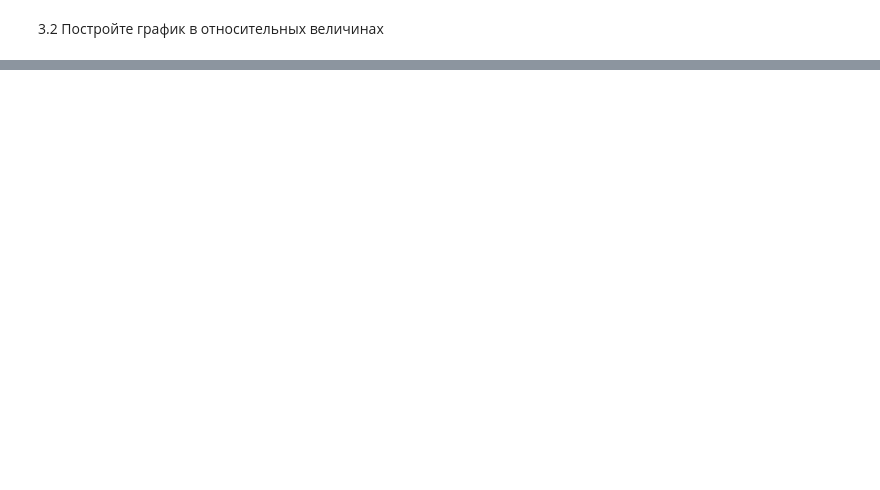
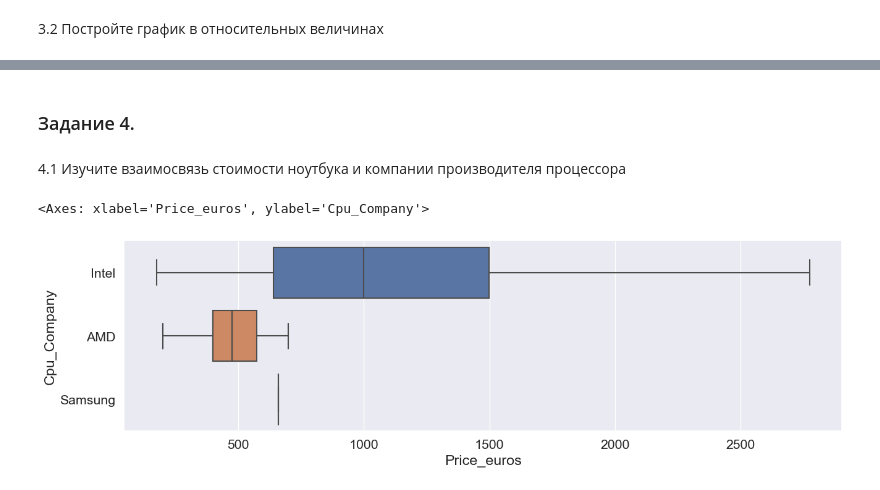
Before and after one commit to RomanKhaykichev/Jupyter-Notebook, a Jupyter notebook: Tasks/Seminar_4/Sem_4_Task.ipynb, the cells around one changed output, grey strips where cells are left out. Drawn from its saved outputs; the diff is of its cells as text; code cells hidden in the pictures; blank space fills up the shorter version.

```diff
--- a/Tasks/Seminar_4/Sem_4_Task.ipynb
+++ b/Tasks/Seminar_4/Sem_4_Task.ipynb
@@ -232,0 +251,11 @@ plt.xticks(n_ticks, data_5['Company'], rotation =60);
+# %% [markdown]
+### Задание 4.
+# %% [markdown]
+4.1 Изучите взаимосвязь стоимости ноутбука и компании
+производителя процессора
+# %%
+plt.figure(figsize=(15,4))
+sns.boxplot(x=df['Price_euros'], y=df['Cpu_Company'], showfliers=False)
+# %% [output]
+<Axes: xlabel='Price_euros', ylabel='Cpu_Company'>
+[figure, added]
```
Also changed, not shown: parts of 19 cells of this notebook, 3 other files.
